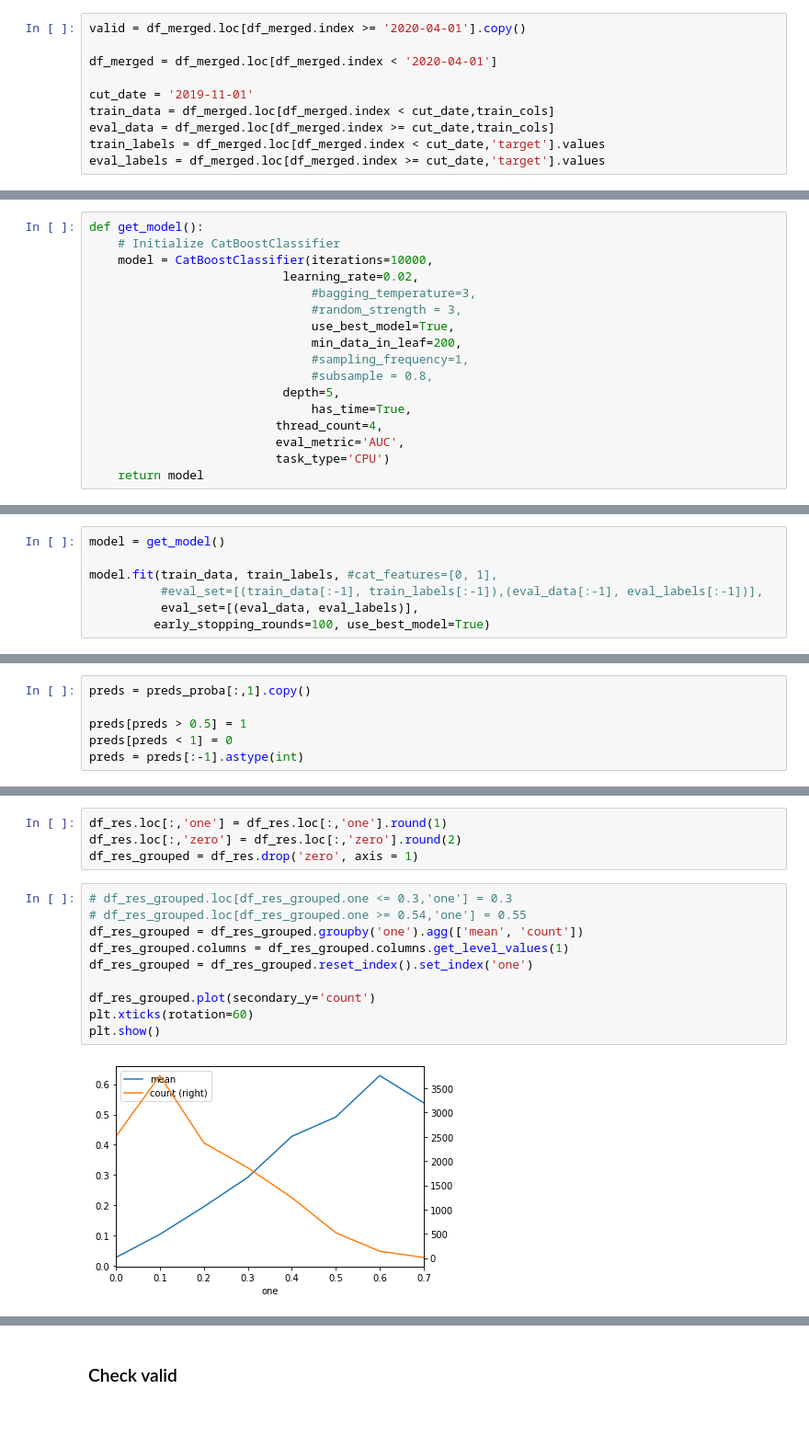
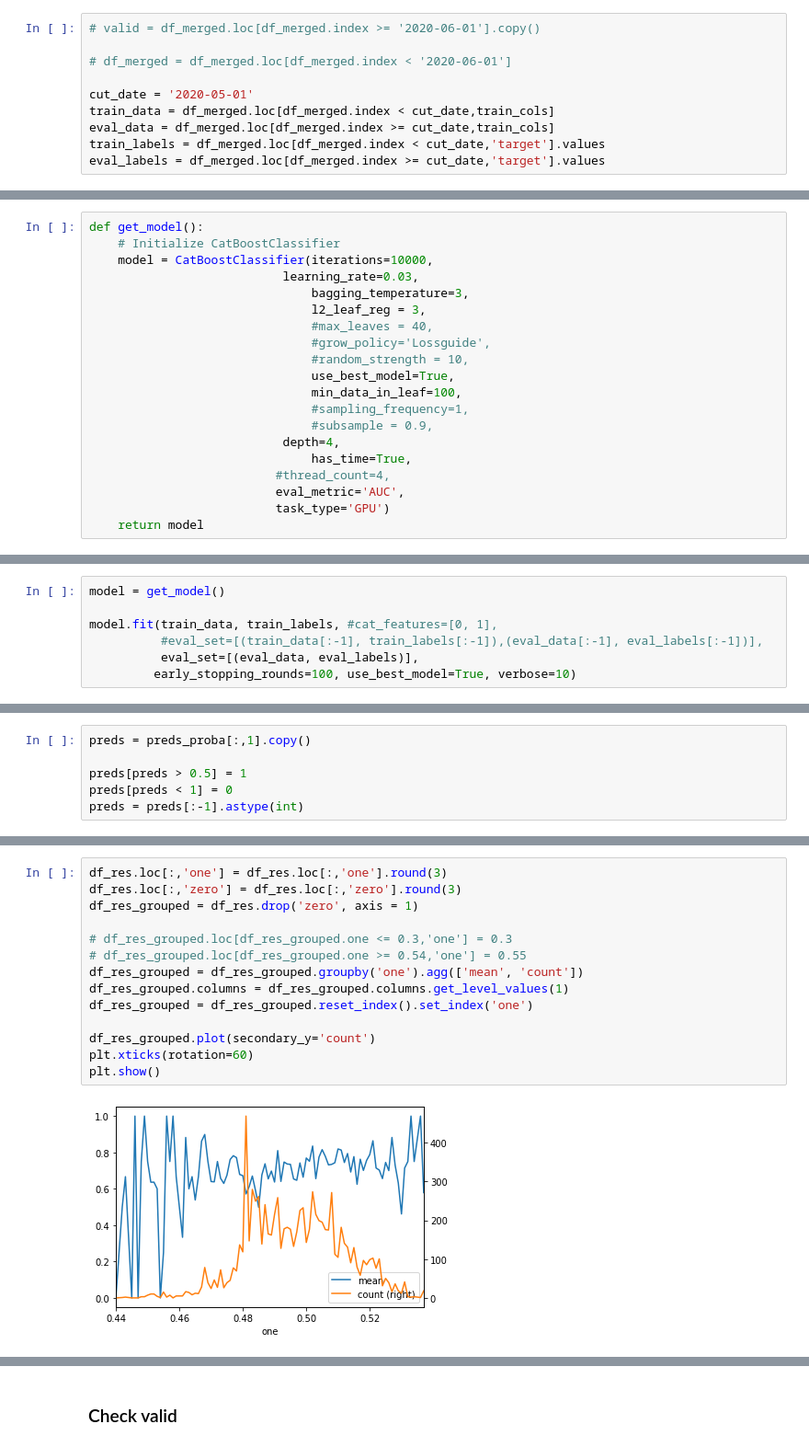
Before and after one commit to showeye/wse_analytics, a Jupyter notebook: bossa.ipynb, the cells around one changed output, grey strips where cells are left out. Shown at 92% size. Drawn from its saved outputs; the diff is of its cells as text; blank space fills up the shorter version.

```diff
--- a/bossa.ipynb
+++ b/bossa.ipynb
@@ -610,9 +667,9 @@ train_cols = [c for c in df_merged.columns if ('chng' in c) | ('move' in c)
 # %%
-valid = df_merged.loc[df_merged.index >= '2020-04-01'].copy()
+# valid = df_merged.loc[df_merged.index >= '2020-06-01'].copy()
 
-df_merged = df_merged.loc[df_merged.index < '2020-04-01']
+# df_merged = df_merged.loc[df_merged.index < '2020-06-01']
 
-cut_date = '2019-11-01'
+cut_date = '2020-05-01'
 train_data = df_merged.loc[df_merged.index < cut_date,train_cols]
 eval_data = df_merged.loc[df_merged.index >= cut_date,train_cols]
 train_labels = df_merged.loc[df_merged.index < cut_date,'target'].values
@@ -621,18 +682,21 @@ eval_labels = df_merged.loc[df_merged.index >= cut_date,'target'].values
 def get_model():
     # Initialize CatBoostClassifier
     model = CatBoostClassifier(iterations=10000,
-                           learning_rate=0.02,
-                               #bagging_temperature=3,
-                               #random_strength = 3,
+                           learning_rate=0.03,
+                               bagging_temperature=3,
+                               l2_leaf_reg = 3,
+                               #max_leaves = 40,
+                               #grow_policy='Lossguide',
+                               #random_strength = 10,
                                use_best_model=True,
-                               min_data_in_leaf=200,
+                               min_data_in_leaf=100,
                                #sampling_frequency=1,
-                               #subsample = 0.8,
-                           depth=5,
+                               #subsample = 0.9,
+                           depth=4,
                                has_time=True,
-                          thread_count=4,
+                          #thread_count=4,
                           eval_metric='AUC',
-                          task_type='CPU')
+                          task_type='GPU')
     return model
 # %% [markdown]
 ### Train
@@ -642,5 +706,5 @@ model = get_model()
 model.fit(train_data, train_labels, #cat_features=[0, 1],
           #eval_set=[(train_data[:-1], train_labels[:-1]),(eval_data[:-1], eval_labels[:-1])],
           eval_set=[(eval_data, eval_labels)],
-         early_stopping_rounds=100, use_best_model=True)
+         early_stopping_rounds=100, use_best_model=True, verbose=10)
 # %% [output]
@@ -731,16 +801,16 @@ df_res.groupby('true').mean()
-# %%
-df_res.loc[:,'one'] = df_res.loc[:,'one'].round(1)
-df_res.loc[:,'zero'] = df_res.loc[:,'zero'].round(2)
-df_res_grouped = df_res.drop('zero', axis = 1)
 # %%
+df_res.loc[:,'one'] = df_res.loc[:,'one'].round(3)
+df_res.loc[:,'zero'] = df_res.loc[:,'zero'].round(3)
+df_res_grouped = df_res.drop('zero', axis = 1)
+
 # df_res_grouped.loc[df_res_grouped.one <= 0.3,'one'] = 0.3
 # df_res_grouped.loc[df_res_grouped.one >= 0.54,'one'] = 0.55
 df_res_grouped = df_res_grouped.groupby('one').agg(['mean', 'count'])
 df_res_grouped.columns = df_res_grouped.columns.get_level_values(1)
 df_res_grouped = df_res_grouped.reset_index().set_index('one')
 
 df_res_grouped.plot(secondary_y='count')
 plt.xticks(rotation=60)
 plt.show()
 # %% [output]
-[figure, old version]
+[figure, new version]
```
Also changed, not shown: parts of 59 cells of this notebook.
